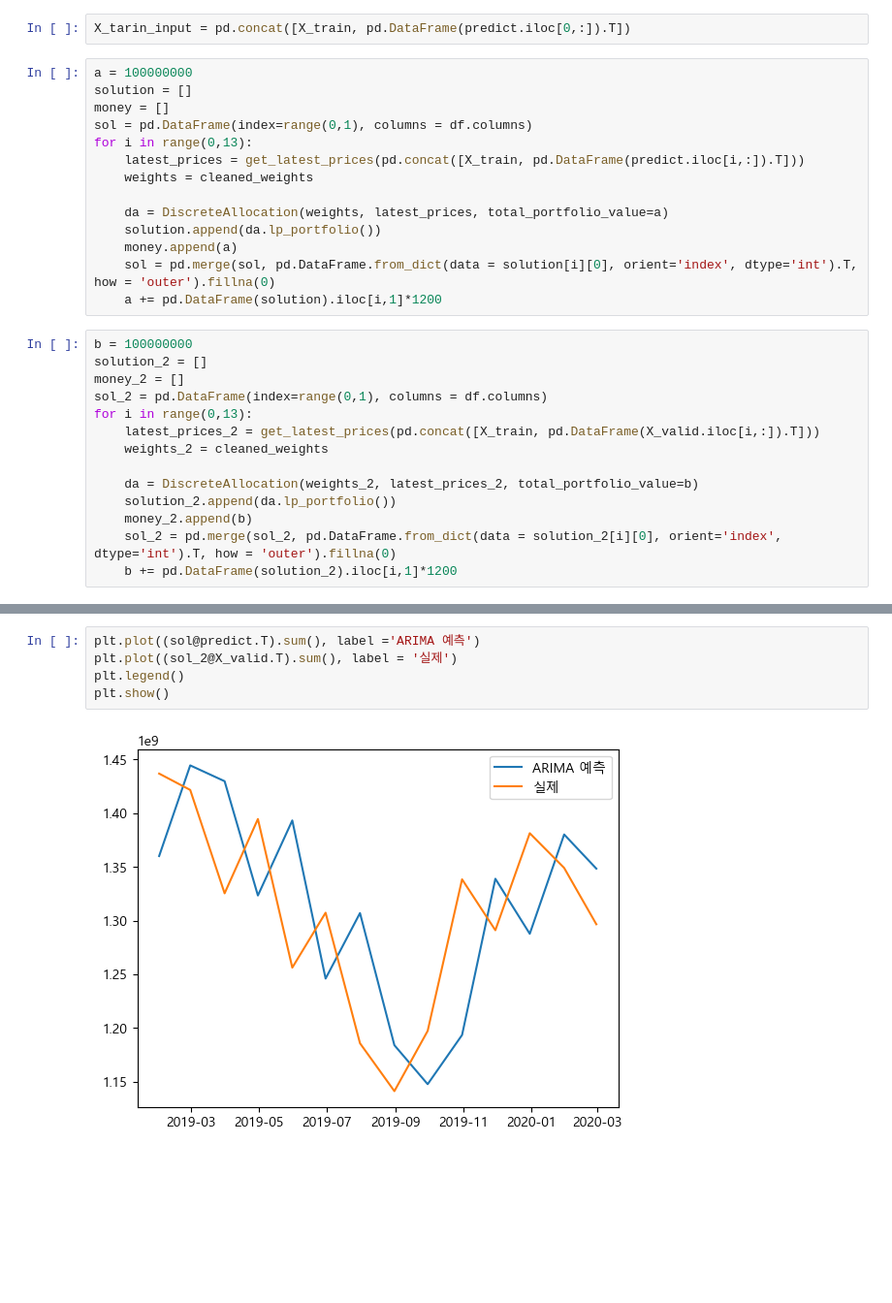
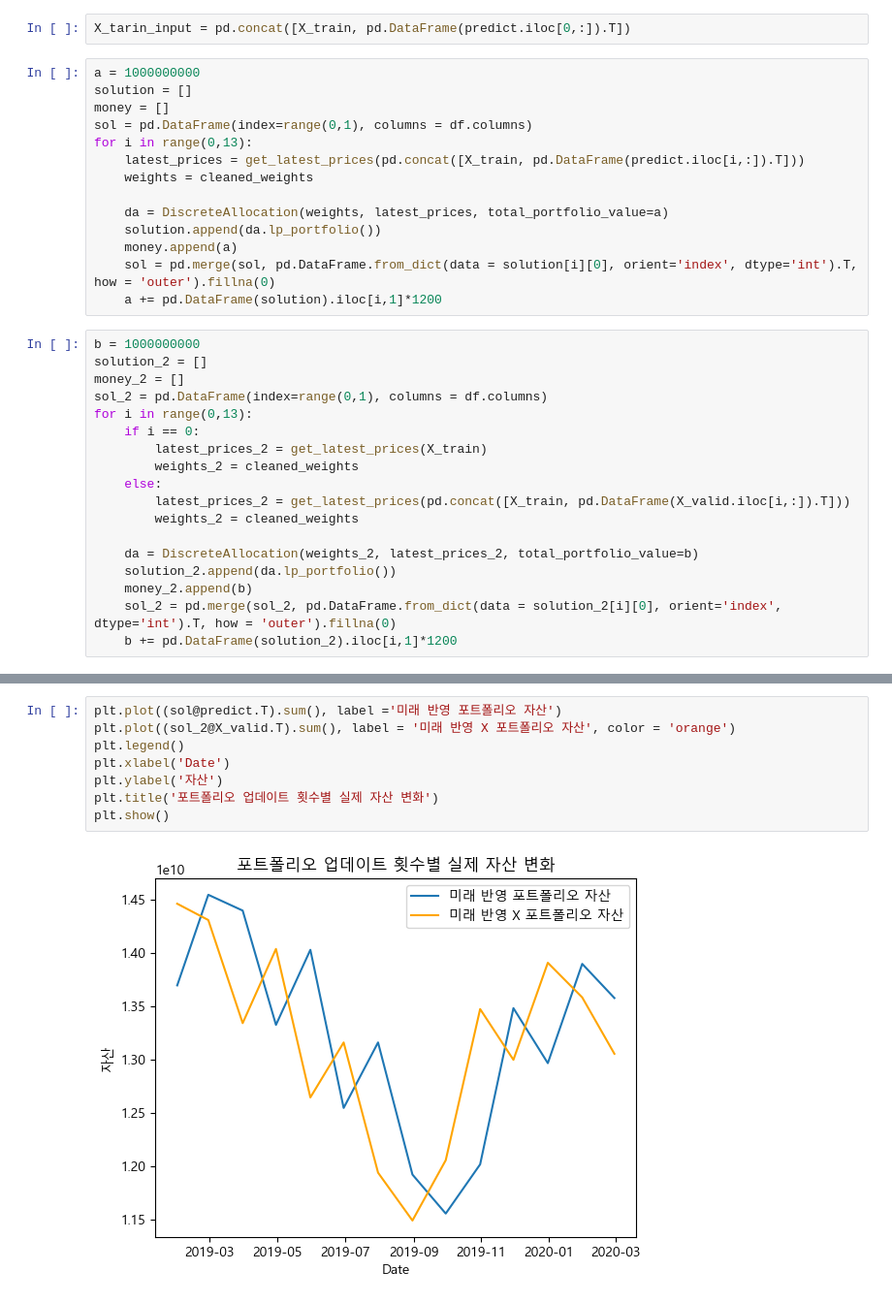
Before and after one commit to Jjineeq/Quant, a Jupyter notebook: Quant_total.ipynb, the cells around one changed output, grey strips where cells are left out. Shown: that part at 97% size. Cells and saved outputs as stored; diff of their text form; blank space fills up the shorter version.

```diff
--- a/Quant_total.ipynb
+++ b/Quant_total.ipynb
@@ -260,7 +302,7 @@ pd.DataFrame(predict.iloc[0,:]).T
 # %%
 X_tarin_input = pd.concat([X_train, pd.DataFrame(predict.iloc[0,:]).T])
 # %%
-a = 100000000
+a = 1000000000
 solution = []
 money = []
 sol = pd.DataFrame(index=range(0,1), columns = df.columns)
@@ -274,13 +316,17 @@ for i in range(0,13):
     sol = pd.merge(sol, pd.DataFrame.from_dict(data = solution[i][0], orient='index', dtype='int').T, how = 'outer').fillna(0)
     a += pd.DataFrame(solution).iloc[i,1]*1200
 # %%
-b = 100000000
+b = 1000000000
 solution_2 = []
 money_2 = []
 sol_2 = pd.DataFrame(index=range(0,1), columns = df.columns)
 for i in range(0,13):
-    latest_prices_2 = get_latest_prices(pd.concat([X_train, pd.DataFrame(X_valid.iloc[i,:]).T]))
-    weights_2 = cleaned_weights
+    if i == 0:
+        latest_prices_2 = get_latest_prices(X_train)
+        weights_2 = cleaned_weights
+    else:
+        latest_prices_2 = get_latest_prices(pd.concat([X_train, pd.DataFrame(X_valid.iloc[i,:]).T]))
+        weights_2 = cleaned_weights
 
     da = DiscreteAllocation(weights_2, latest_prices_2, total_portfolio_value=b)
     solution_2.append(da.lp_portfolio())
@@ -367,7 +378,10 @@ dtype: float64
 # %%
-plt.plot((sol@predict.T).sum(), label ='ARIMA 예측')
-plt.plot((sol_2@X_valid.T).sum(), label = '실제')
+plt.plot((sol@predict.T).sum(), label ='미래 반영 포트폴리오 자산')
+plt.plot((sol_2@X_valid.T).sum(), label = '미래 반영 X 포트폴리오 자산', color = 'orange')
 plt.legend()
+plt.xlabel('Date')
+plt.ylabel('자산')
+plt.title('포트폴리오 업데이트 횟수별 실제 자산 변화')
 plt.show()
 # %% [output]
-[figure, old version]
+[figure, new version]
```
Also changed, not shown: parts of 19 cells of this notebook, 2 other files.
